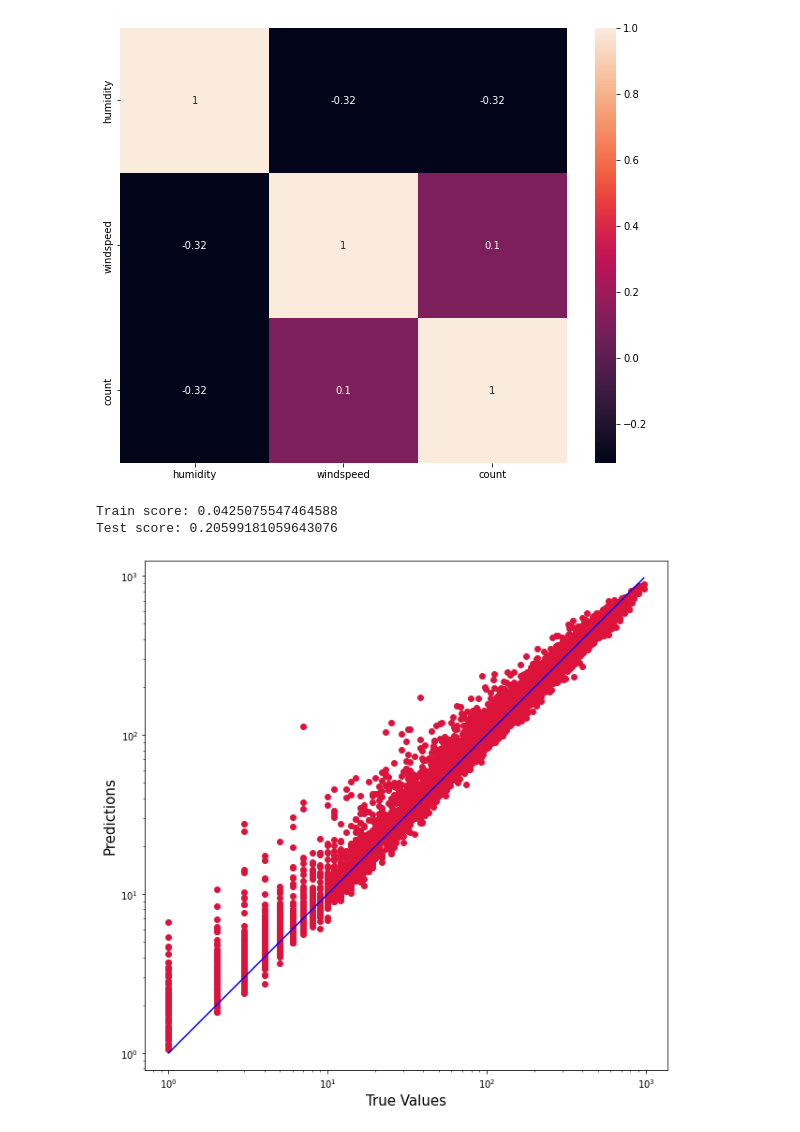
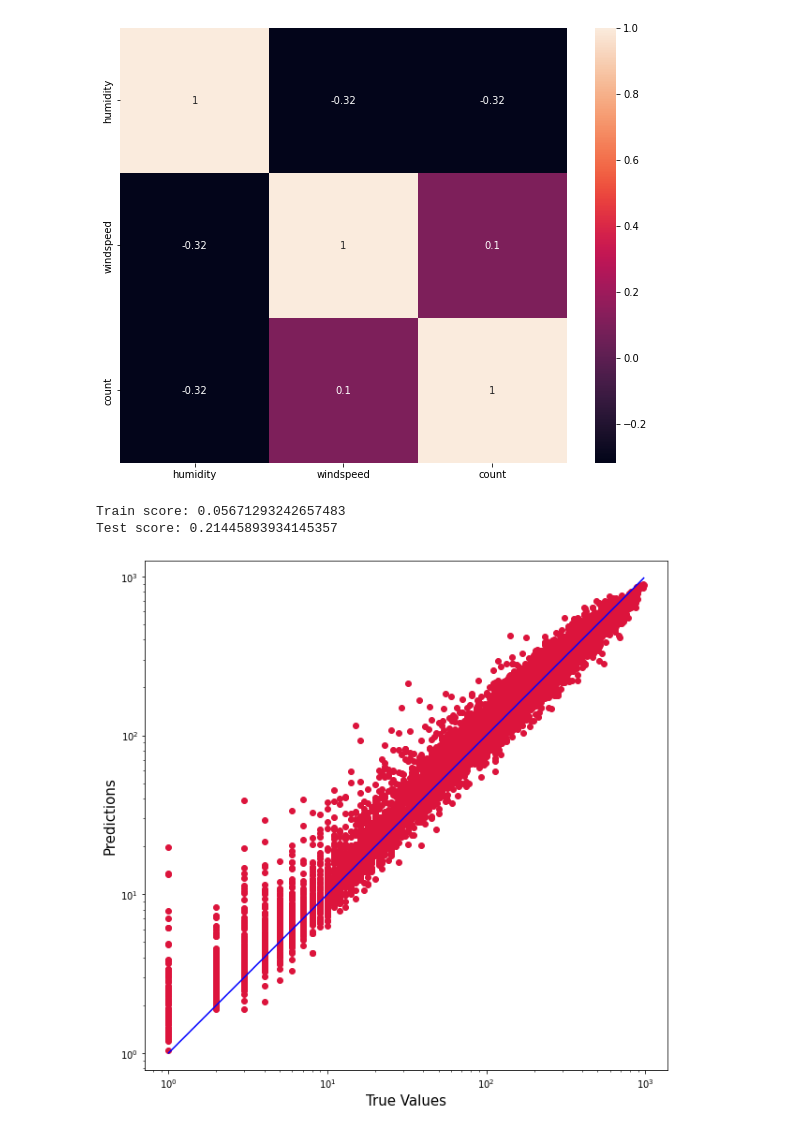
Before and after one commit to NPGiorgi/mlucu, a Jupyter notebook: bikesV2/bikes.ipynb, the cells around one changed output. Saved outputs shown, nothing was run; the diff lists cells and outputs as text; code cells hidden in the pictures.

```diff
--- a/bikesV2/bikes.ipynb
+++ b/bikesV2/bikes.ipynb
@@ -150,8 +150,8 @@ newdf.sort_values("deltas", ascending=False, inplace=True)
 
 print(newdf)
 
-# keep top 8 features that provide more variance
-df.drop(newdf.tail(12 - 8)["headers"], inplace=True, axis=1)
+# keep top 7 features that provide more variance
+df.drop(newdf.tail(12 - 7)["headers"], inplace=True, axis=1)
 df.copy()
 # %% [output]
     variance       headers    deltas
@@ -200,39 +200,39 @@ from sklearn.metrics import mean_squared_log_error
 
 cols = df.columns.difference(['count'])
 
-X_train, X_test, y_train, y_test = train_test_split(df[cols], df["count"], test_size=0.30, shuffle=True, random_state=42)
+X_train, X_test, y_train, y_test = train_test_split(df[cols], df["count"], test_size=0.10, shuffle=True, random_state=42)
 
 
 rfr_grid_search = RandomForestRegressor()
 
 rfr_grid_search.fit(X_train, y_train)
 
 predicted_y_train = rfr_grid_search.predict(X_train)
 predicted_y_test = rfr_grid_search.predict(X_test)
 print(f"Train score: {mean_squared_log_error(y_true=y_train,y_pred=predicted_y_train)}")
 print(f"Test score: {mean_squared_log_error(y_true=y_test,y_pred=predicted_y_test)}")
 
 predictions = pd.DataFrame()
 predictions["expected"] = y_train
 predictions["actual"] = predicted_y_train
 predictions.sort_values(by="actual", ascending=True)
 predictions.reset_index(drop=True, inplace=True)
 
 plt.figure(figsize=(10,10))
 plt.scatter(predictions["expected"], predictions["actual"], c='crimson')
 plt.yscale('log')
 plt.xscale('log')
 p1 = max(max(predictions["actual"]), max(predictions["expected"]))
 p2 = min(min(predictions["actual"]), min(predictions["expected"]))
 plt.plot([p1, p2], [p1, p2], 'b-')
 plt.xlabel('True Values', fontsize=15)
 plt.ylabel('Predictions', fontsize=15)
 plt.axis('equal')
 plt.show()
 # %% [output]
-Train score: 0.0425075547464588
-Test score: 0.20599181059643076
+Train score: 0.05671293242657483
+Test score: 0.21445893934145357
-[figure, old version]
+[figure, new version]
 # %%
 from sklearn.metrics import make_scorer
 from sklearn.experimental import enable_halving_search_cv # noqa
```
Also changed, not shown: parts of 3 cells of this notebook, 6 other files.
